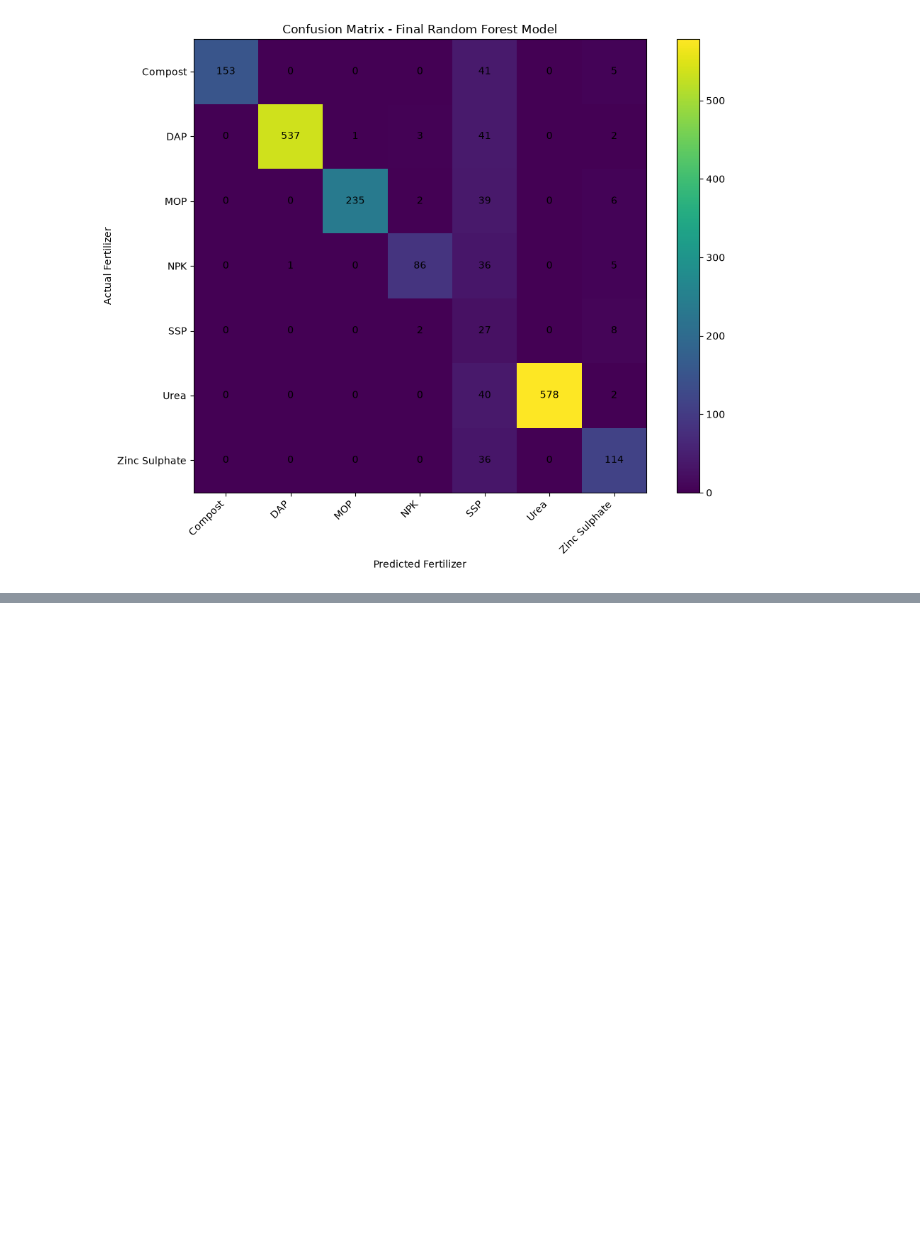
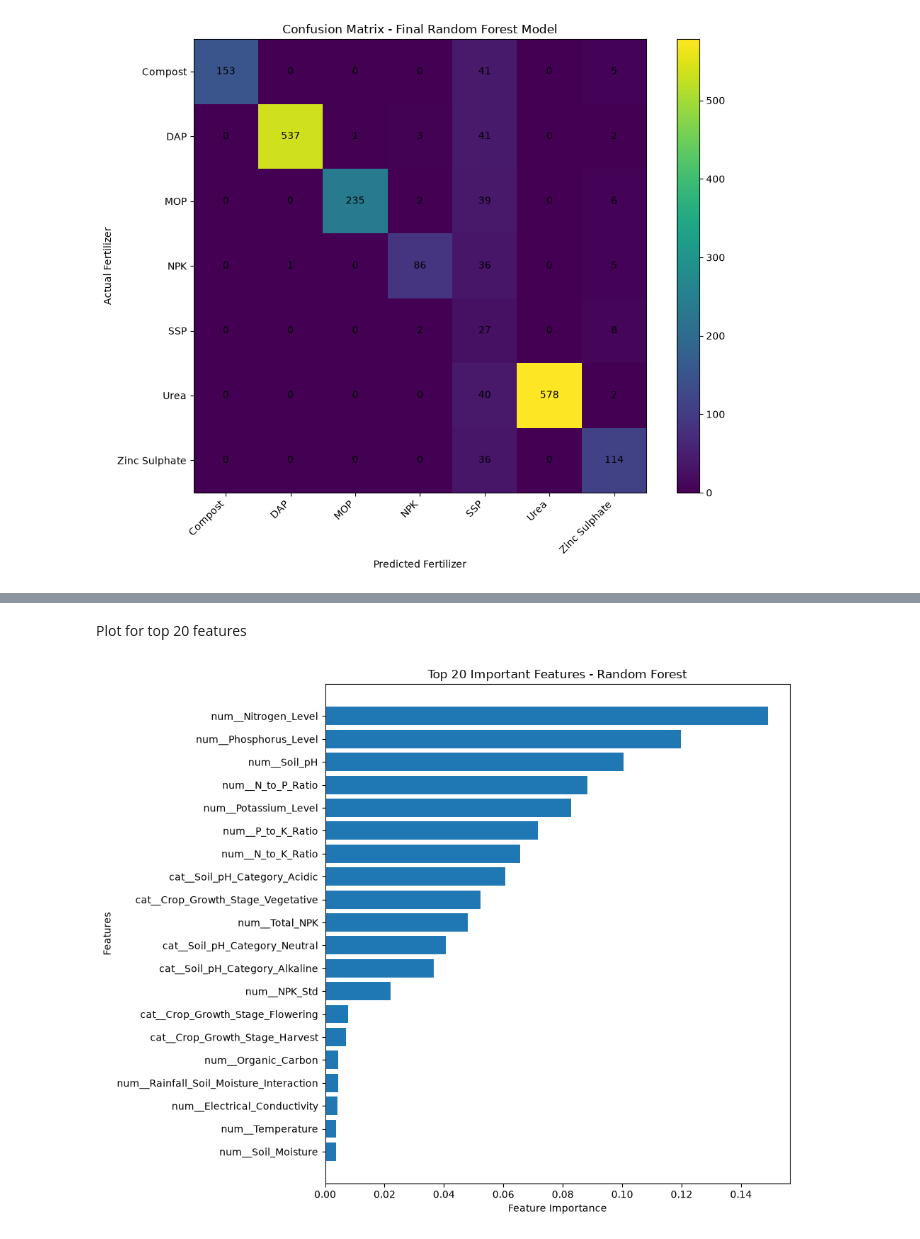
Before and after one commit to RumethW/AI-Powered-Fertilizer-Recommendation-System, a Jupyter notebook: ml_model.ipynb, the cells around one changed output, grey strips where cells are left out. Drawn from its saved outputs; the diff is of its cells as text; code cells hidden in the pictures; blank space fills up the shorter version.

Commit message:
Feature importance and prediction confidence analysis

```diff
--- a/ml_model.ipynb
+++ b/ml_model.ipynb
@@ -1189,0 +1193,18 @@ plt.show()
+# %%
+# Get the feature names after preprocessing and feature engineering
+feature_names_fe = preprocessor_fe.get_feature_names_out()
+
+# Create a DataFrame containing each feature and its importance score
+feature_importance = pd.DataFrame({
+    "Feature": feature_names_fe,
+    "Importance": final_model.feature_importances_
+})
+
+# Sort features from highest to lowest importance
+feature_importance = feature_importance.sort_values(
+    by="Importance",
+    ascending=False
+)
+
+# Display the 20 most important features
+feature_importance.head(20)
@@ -1189,0 +1229,23 @@ plt.show()
+# %% [markdown]
+Plot for top 20 features
+# %%
+top_features = feature_importance.head(20)
+
+plt.figure(figsize=(10, 8))
+
+plt.barh(
+    top_features["Feature"],
+    top_features["Importance"]
+)
+
+plt.xlabel("Feature Importance")
+plt.ylabel("Features")
+
+plt.title("Top 20 Important Features - Random Forest")
+
+plt.gca().invert_yaxis()
+
+plt.tight_layout()
+plt.show()
+# %% [output]
+[figure, added]
```
Also changed, not shown: parts of 5 cells of this notebook.
